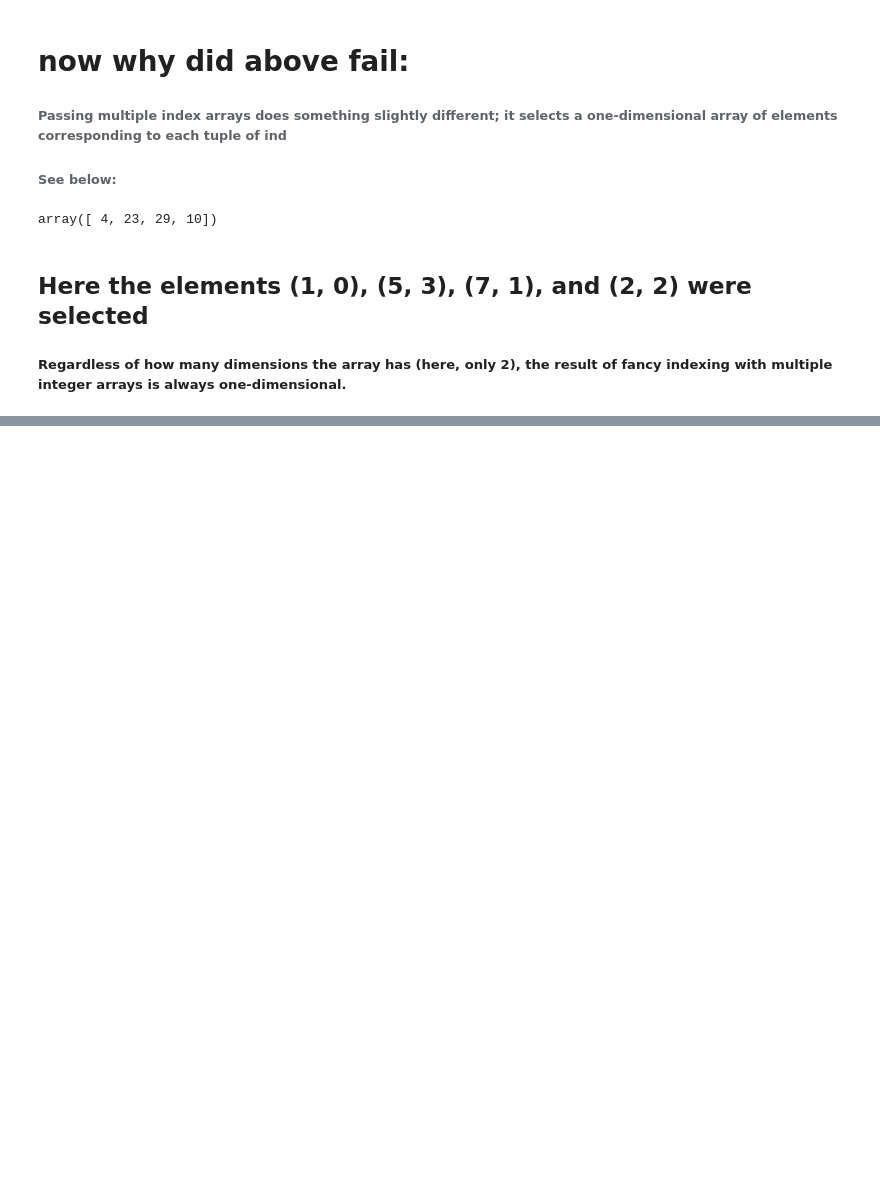
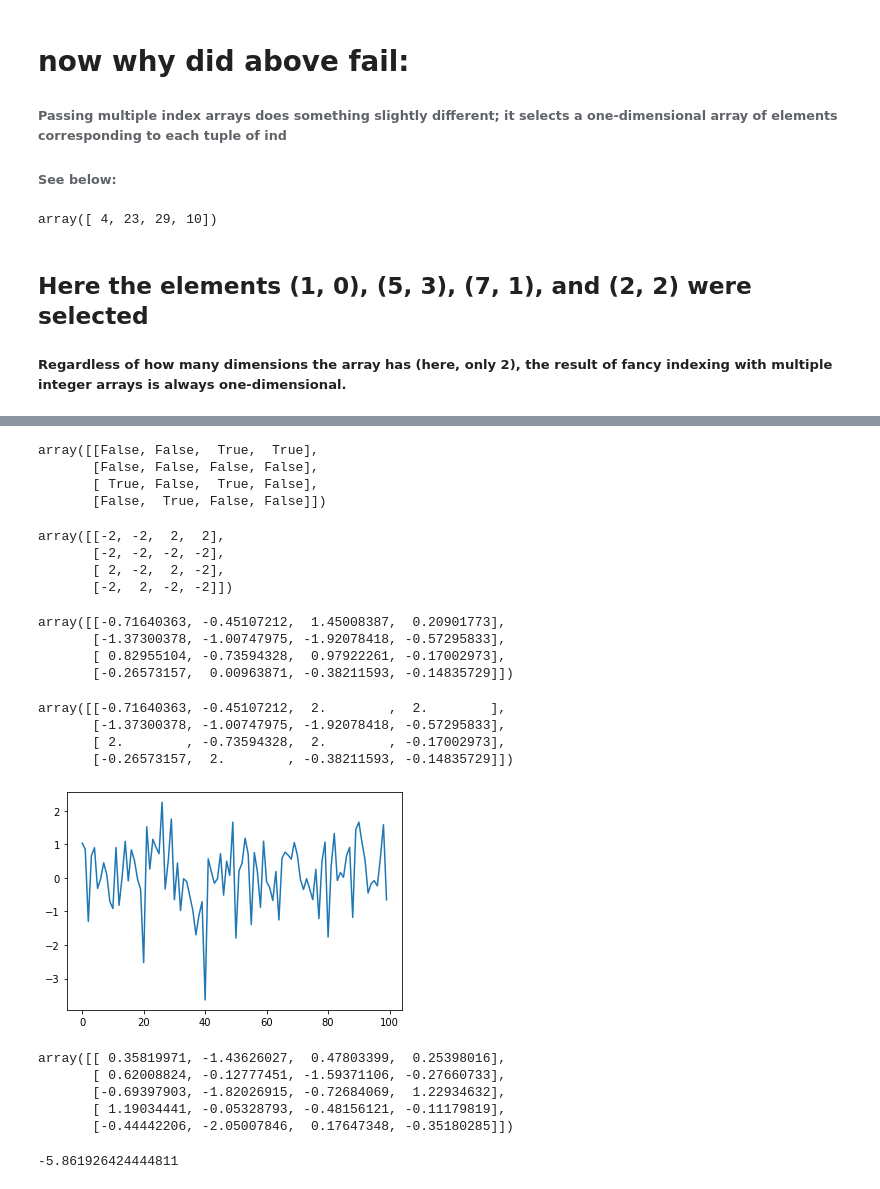
Before and after one commit to pindio58/books, a Jupyter notebook: pythonForDataAnalysis/Chapter_4_NumPy.ipynb, the cells around one changed output, grey strips where cells are left out. Cells and saved outputs as stored; diff of their text form; code cells hidden in the pictures; blank space fills up the shorter version.

```diff
--- a/pythonForDataAnalysis/Chapter_4_NumPy.ipynb
+++ b/pythonForDataAnalysis/Chapter_4_NumPy.ipynb
@@ -950,0 +1625,21 @@ array([ 4, 23, 29, 10])
+# %%
+arr>0
+# %% [output]
+array([[False, False,  True,  True],
+       [False, False, False, False],
+       [ True, False,  True, False],
+       [False,  True, False, False]])
+# %%
+np.where(arr>0,2,-2)
+# %% [output]
+array([[-2, -2,  2,  2],
+       [-2, -2, -2, -2],
+       [ 2, -2,  2, -2],
+       [-2,  2, -2, -2]])
+# %%
+arr
+# %% [output]
+array([[-0.71640363, -0.45107212,  1.45008387,  0.20901773],
+       [-1.37300378, -1.00747975, -1.92078418, -0.57295833],
+       [ 0.82955104, -0.73594328,  0.97922261, -0.17002973],
+       [-0.26573157,  0.00963871, -0.38211593, -0.14835729]])
@@ -950,0 +1648,11 @@ array([ 4, 23, 29, 10])
+# %%
+np.where(arr>0,2,arr)
+# %% [output]
+array([[-0.71640363, -0.45107212,  2.        ,  2.        ],
+       [-1.37300378, -1.00747975, -1.92078418, -0.57295833],
+       [ 2.        , -0.73594328,  2.        , -0.17002973],
+       [-0.26573157,  2.        , -0.38211593, -0.14835729]])
+# %%
+plt.plot(np.random.randn(100));
+# %% [output]
+[figure, added]
@@ -950,0 +1665,12 @@ array([ 4, 23, 29, 10])
+# %%
+arr
+# %% [output]
+array([[ 0.35819971, -1.43626027,  0.47803399,  0.25398016],
+       [ 0.62008824, -0.12777451, -1.59371106, -0.27660733],
+       [-0.69397903, -1.82026915, -0.72684069,  1.22934632],
+       [ 1.19034441, -0.05328793, -0.48156121, -0.11179819],
+       [-0.44442206, -2.05007846,  0.17647348, -0.35180285]])
+# %%
+arr.sum()
+# %% [output]
+-5.861926424444811
```
Also changed, not shown: parts of 220 cells of this notebook, 8 other files.
